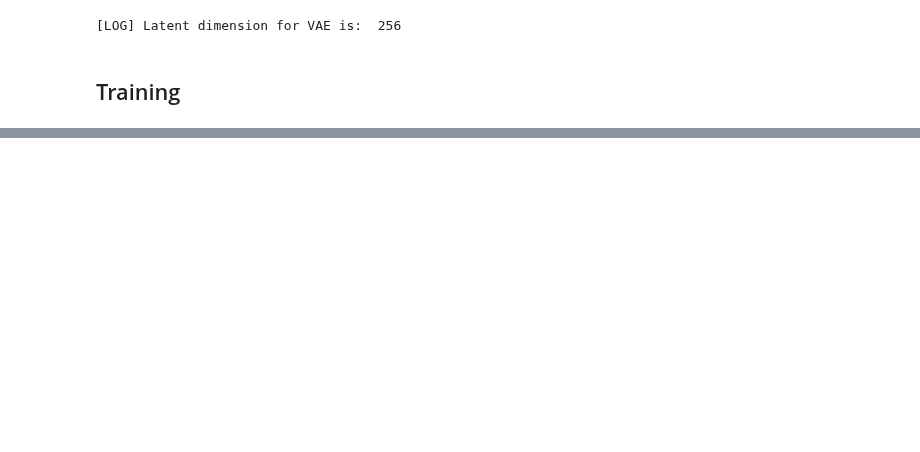
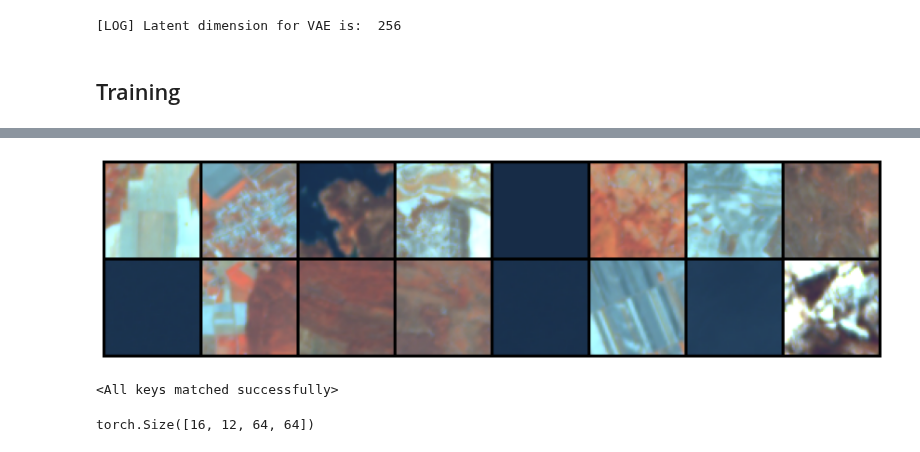
Before and after one commit to AlexanderLontke/ssl-remote-sensing, a Jupyter notebook: notebooks/VAE.ipynb, the cells around one changed output, grey strips where cells are left out. Drawn from its saved outputs; the diff is of its cells as text; code cells hidden in the pictures; blank space fills up the shorter version.

```diff
--- a/notebooks/VAE.ipynb
+++ b/notebooks/VAE.ipynb
@@ -1181,20 +736,0 @@ KeyboardInterrupt: ignored
-# %%
-fig, axes = plt.subplots(1, 3, figsize=(15, 4))
-
-axes[0].plot(train_losses, label='train')
-axes[0].plot(val_losses, label='val')
-axes[0].set_xlabel('Epochs')
-axes[0].set_title('Losses')
-axes[0].legend()
-
-axes[1].plot(train_accs, label='train')
-axes[1].plot(val_accs, label='val')
-axes[1].set_xlabel('Epochs')
-axes[1].set_title('Pixel accuracies')
-axes[1].legend()
-
-axes[2].plot(train_ious, label='train')
-axes[2].plot(val_ious, label='val')
-axes[2].set_xlabel('Epochs')
-axes[2].set_title('IoUs')
-axes[2].legend()
@@ -1268,0 +831,25 @@ IoU: 0.564
+# %%
+dataiter = iter(train_loader)
+images = next(dataiter)
+img_list = []
+for image in images:
+  img = image[[5, 4, 3], :, :]
+  img_list.append(img)
+
+def show(img):
+    fig, ax = plt.subplots(1, figsize=(15,15))
+    plt.axis('off')
+    npimg = img.numpy()
+    plt.imshow(np.transpose(npimg, (1,2,0)))
+    plt.show()
+
+# print(img_list)
+
+grid = torchvision.utils.make_grid(img_list, nrow=8)
+show(grid)
+# %% [output]
+[figure, added]
+# %%
+model.load_state_dict(torch.load(os.path.join(model_path)))
+# %% [output]
+<All keys matched successfully>
@@ -1268,0 +858,4 @@ IoU: 0.564
+# %%
+decoded_imgs.shape
+# %% [output]
+torch.Size([16, 12, 64, 64])
```
Also changed, not shown: parts of 102 cells of this notebook.
